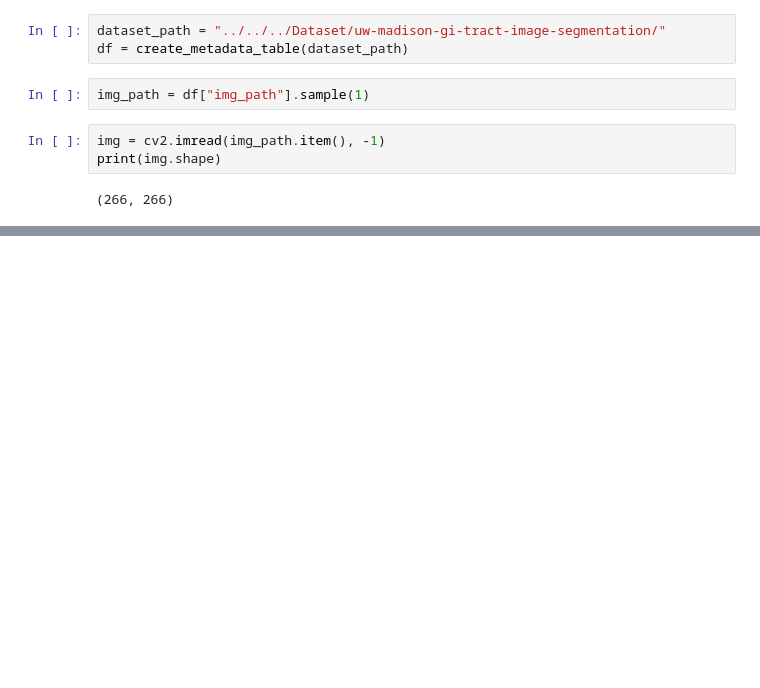
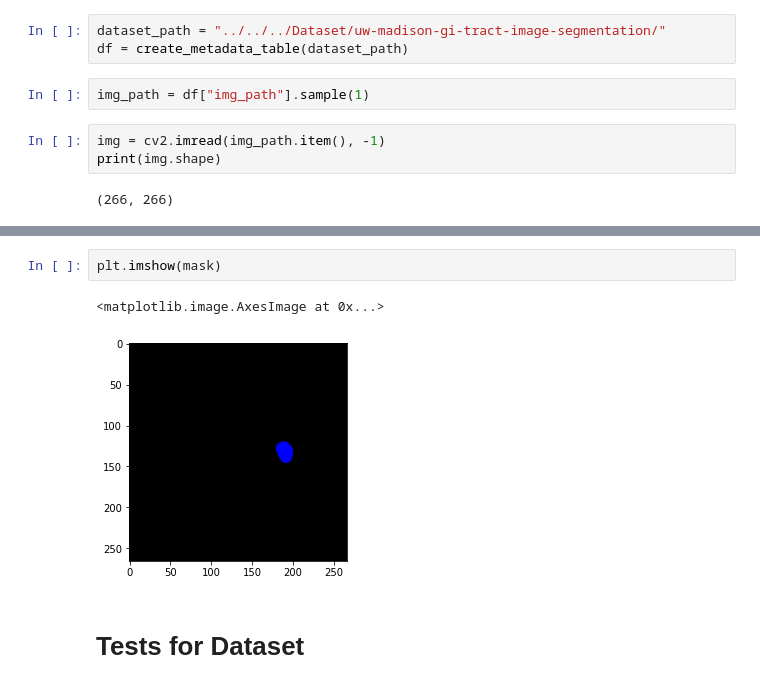
Before and after one commit to davidfu0826/UWMGI2022_Segmentation, a Jupyter notebook: notebooks/04_preprocessing_testing.ipynb, the cells around one changed output, grey strips where cells are left out. Cells and saved outputs as stored; diff of their text form; blank space fills up the shorter version.

```diff
--- a/notebooks/04_preprocessing_testing.ipynb
+++ b/notebooks/04_preprocessing_testing.ipynb
@@ -84 +59,8 @@ KeyboardInterrupt:
+# %%
+plt.imshow(mask)
+# %% [output]
+<matplotlib.image.AxesImage at 0x...>
+[figure, added]
+# %% [markdown]
+# Tests for Dataset
 # %%
```
Also changed, not shown: parts of 22 cells of this notebook, 6 other files.
